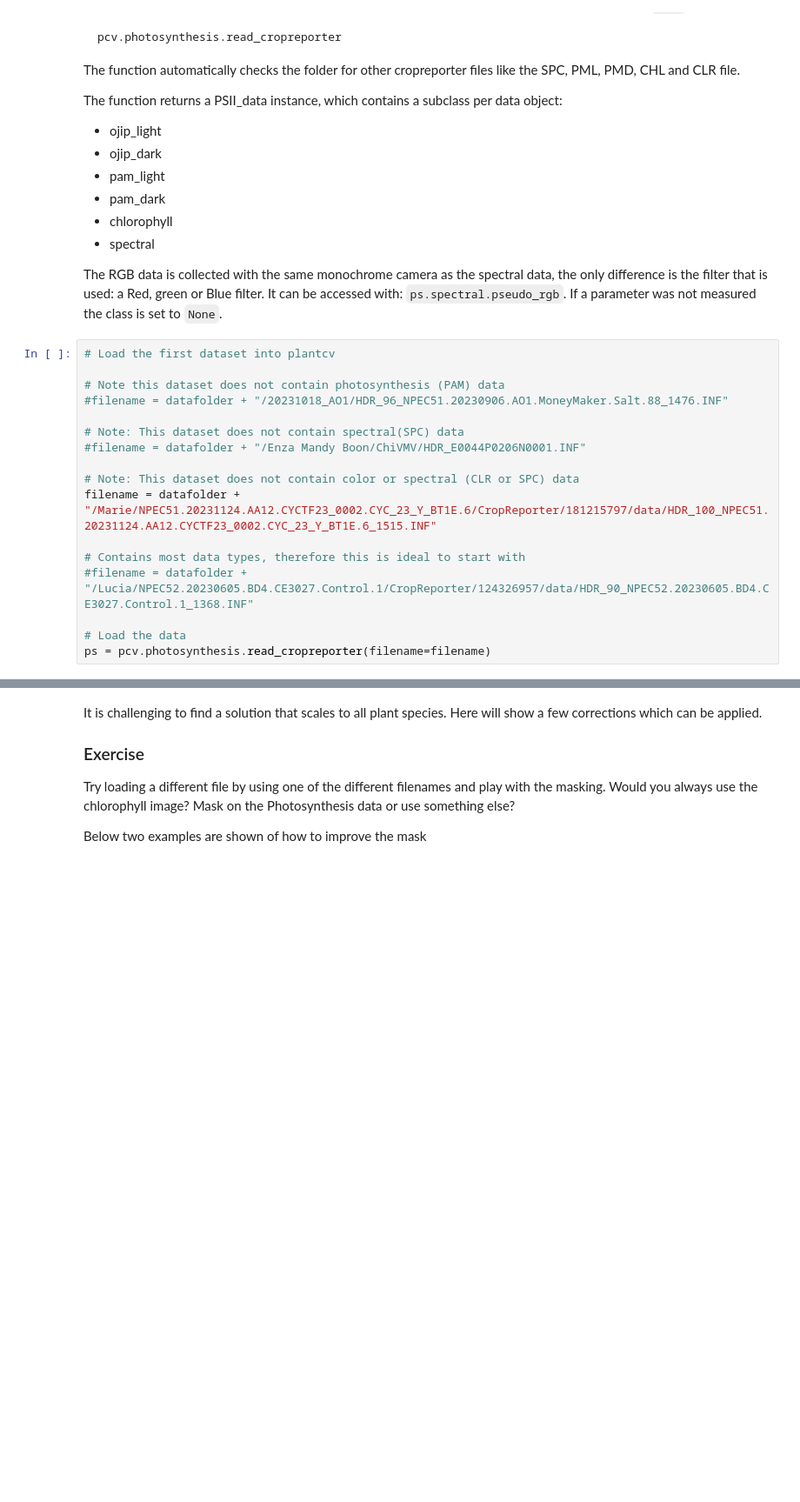
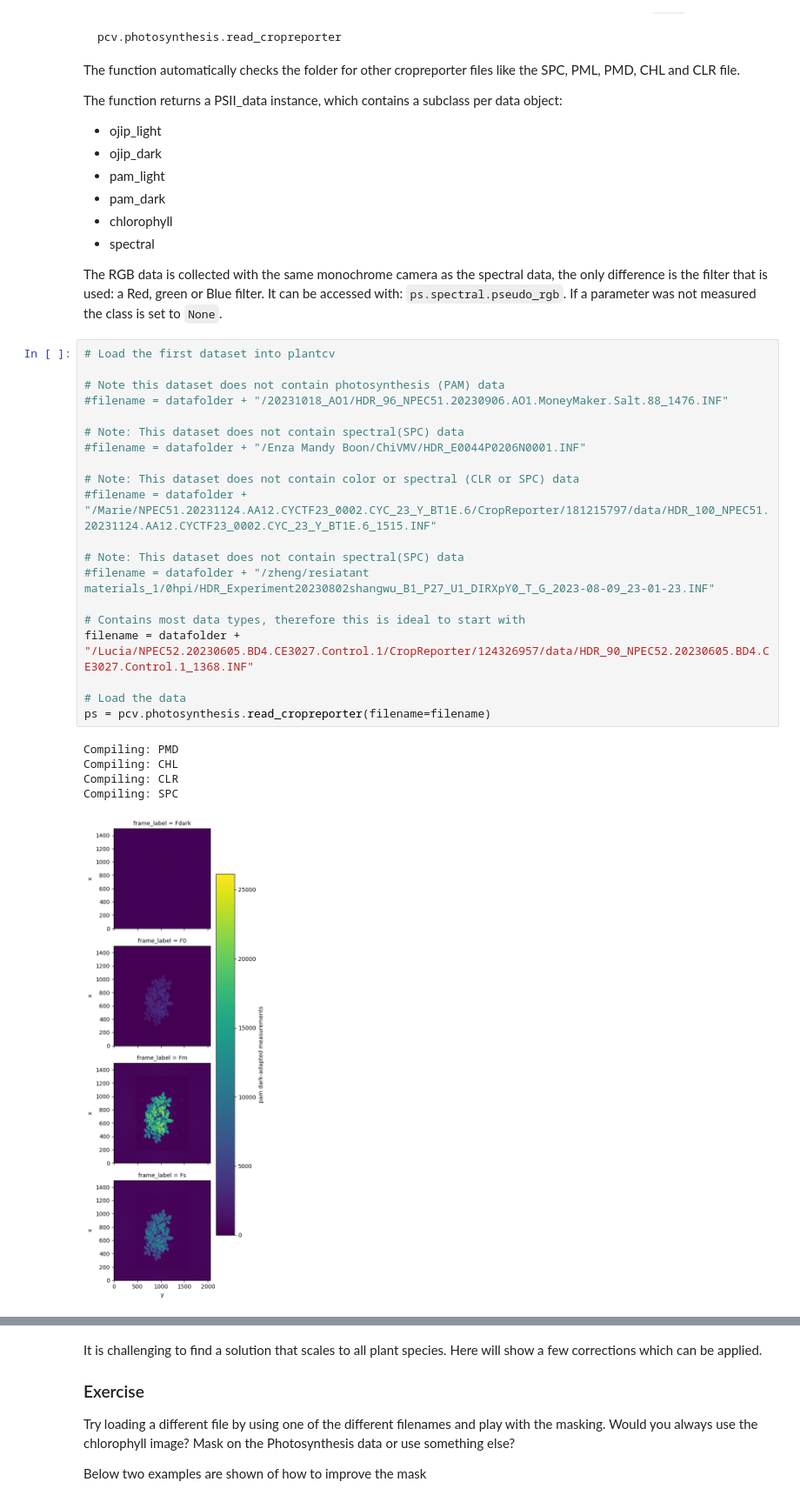
Before and after one commit to JTvD/Workshop_P4P, a Jupyter notebook: introduction.ipynb, the cells around one changed output, grey strips where cells are left out. Shown at 87% size. Saved outputs shown, nothing was run; the diff lists cells and outputs as text; blank space fills up the shorter version.

```diff
--- a/introduction.ipynb
+++ b/introduction.ipynb
@@ -83,17 +108,26 @@ If a parameter was not measured the class is set to `None`.
 # %%
 # Load the first dataset into plantcv
 
 # Note this dataset does not contain photosynthesis (PAM) data
 #filename = datafolder + "/20231018_AO1/HDR_96_NPEC51.20230906.AO1.MoneyMaker.Salt.88_1476.INF"
 
 # Note: This dataset does not contain spectral(SPC) data
 #filename = datafolder + "/Enza Mandy Boon/ChiVMV/HDR_E0044P0206N0001.INF"
 
 # Note: This dataset does not contain color or spectral (CLR or SPC) data
-filename = datafolder + "/Marie/NPEC51.20231124.AA12.CYCTF23_0002.CYC_23_Y_BT1E.6/CropReporter/181215797/data/HDR_100_NPEC51.20231124.AA12.CYCTF23_0002.CYC_23_Y_BT1E.6_1515.INF"
+#filename = datafolder + "/Marie/NPEC51.20231124.AA12.CYCTF23_0002.CYC_23_Y_BT1E.6/CropReporter/181215797/data/HDR_100_NPEC51.20231124.AA12.CYCTF23_0002.CYC_23_Y_BT1E.6_1515.INF"
+
+# Note: This dataset does not contain spectral(SPC) data
+#filename = datafolder + "/zheng/resiatant materials_1/0hpi/HDR_Experiment20230802shangwu_B1_P27_U1_DIRXpY0_T_G_2023-08-09_23-01-23.INF"
 
 # Contains most data types, therefore this is ideal to start with
-#filename = datafolder + "/Lucia/NPEC52.20230605.BD4.CE3027.Control.1/CropReporter/124326957/data/HDR_90_NPEC52.20230605.BD4.CE3027.Control.1_1368.INF"
+filename = datafolder + "/Lucia/NPEC52.20230605.BD4.CE3027.Control.1/CropReporter/124326957/data/HDR_90_NPEC52.20230605.BD4.CE3027.Control.1_1368.INF"
 
 # Load the data
 ps = pcv.photosynthesis.read_cropreporter(filename=filename)
+# %% [output]
+Compiling: PMD
+Compiling: CHL
+Compiling: CLR
+Compiling: SPC
+[figure, added]
```
Also changed, not shown: parts of 20 cells of this notebook.
